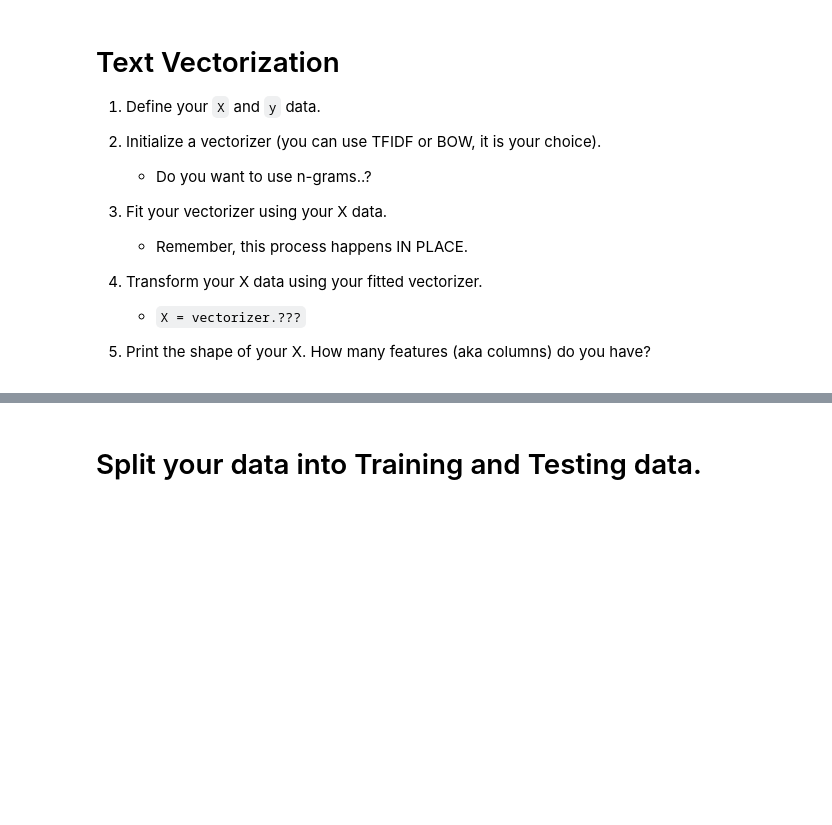
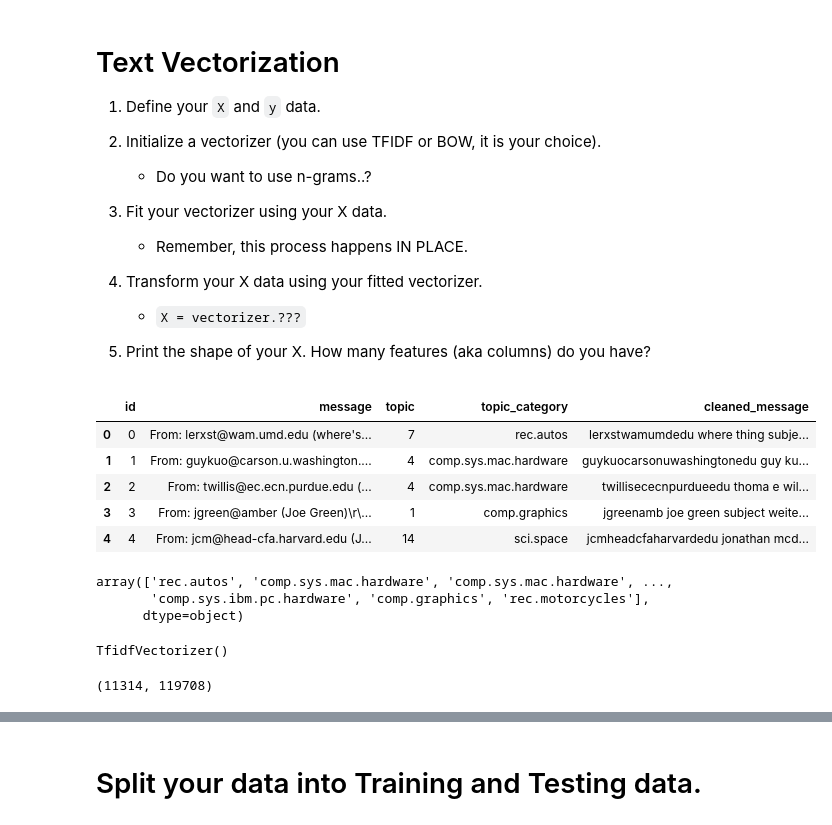
Before and after one commit to deepankarck2/2022-fall-data-science, a Jupyter notebook: Week-07-NLP/Exercise-NLP.ipynb, the cells around one changed output, grey strips where cells are left out. Saved outputs shown, nothing was run; the diff lists cells and outputs as text; code cells hidden in the pictures; blank space fills up the shorter version.

```diff
--- a/Week-07-NLP/Exercise-NLP.ipynb
+++ b/Week-07-NLP/Exercise-NLP.ipynb
@@ -264,5 +264,14 @@ Post-cleaned- Row 6:  bmdelanequadsuchicagoedu brian man delaney subject brain t
 
 
 5. Print the shape of your X.  How many features (aka columns) do you have?
+# %%
+df.head()
+# %% [output]
+|  | id | message | topic | topic_category | cleaned_message |
+| 0 | 0 | From: lerxst@wam.umd.edu (where's... | 7 | rec.autos | lerxstwamumdedu where thing subje... |
+| 1 | 1 | From: guykuo@carson.u.washington.... | 4 | comp.sys.mac.hardware | guykuocarsonuwashingtonedu guy ku... |
+| 2 | 2 | From: twillis@ec.ecn.purdue.edu (... | 4 | comp.sys.mac.hardware | twillisececnpurdueedu thoma e wil... |
+| 3 | 3 | From: jgreen@amber (Joe Green)\r\... | 1 | comp.graphics | jgreenamb joe green subject weite... |
+| 4 | 4 | From: jcm@head-cfa.harvard.edu (J... | 14 | sci.space | jcmheadcfaharvardedu jonathan mcd... |
 # %%
 # 1. Define your `X` and `y` data.
@@ -269,2 +280,8 @@ Post-cleaned- Row 6:  bmdelanequadsuchicagoedu brian man delaney subject brain t
+# %%
+y
+# %% [output]
+array(['rec.autos', 'comp.sys.mac.hardware', 'comp.sys.mac.hardware', ...,
+       'comp.sys.ibm.pc.hardware', 'comp.graphics', 'rec.motorcycles'],
+      dtype=object)
 # %%
 # 2. Initialize a vectorizer (you can use TFIDF or BOW, it is your choice).
@@ -271,4 +289,7 @@ Post-cleaned- Row 6:  bmdelanequadsuchicagoedu brian man delaney subject brain t
 # %%
 # 3. Fit your vectorizer using your X data
+count_vector.fit(X)
+# %% [output]
+TfidfVectorizer()
 # %%
 # 4. Transform your X data using your fitted vectorizer.
@@ -275,2 +297,5 @@ Post-cleaned- Row 6:  bmdelanequadsuchicagoedu brian man delaney subject brain t
 # %%
 # 5. Print the shape of your X.  How many features (aka columns) do you have?
+X.shape
+# %% [output]
+(11314, 119708)
```
Also changed, not shown: parts of 17 cells of this notebook.
